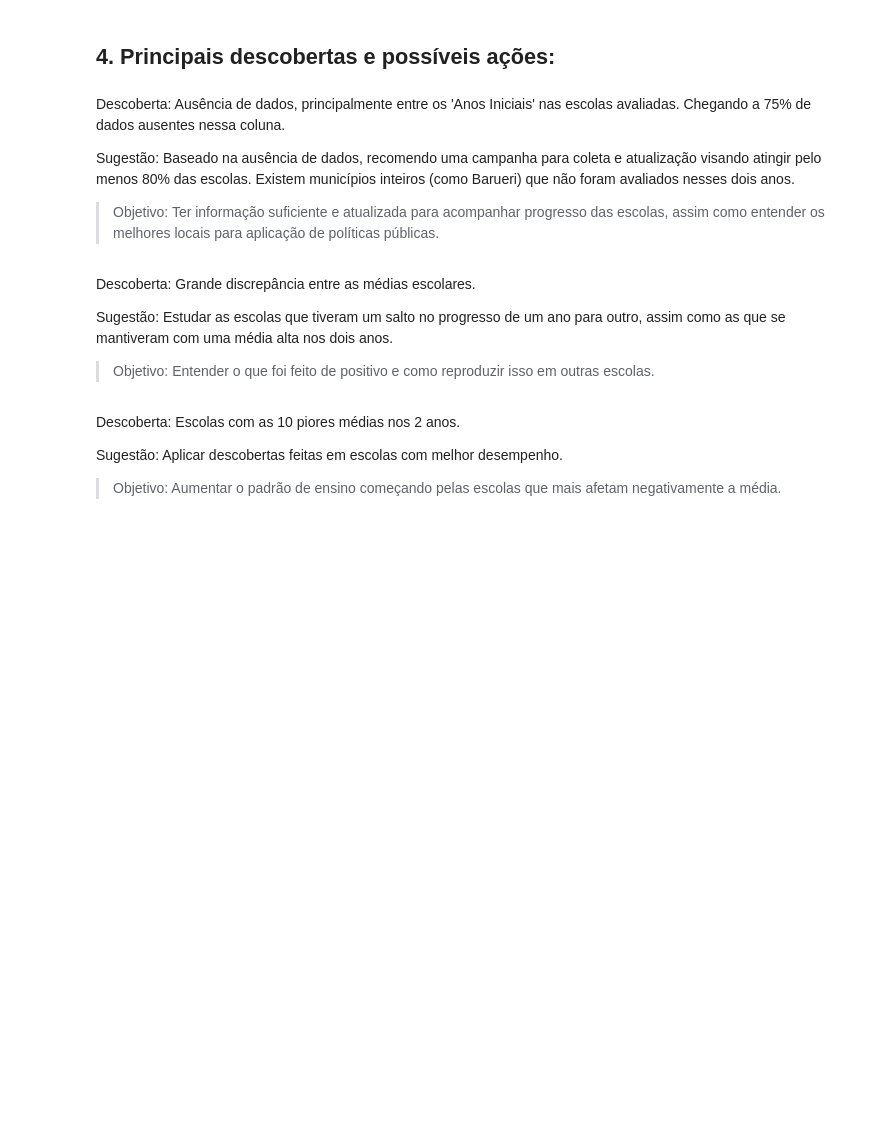
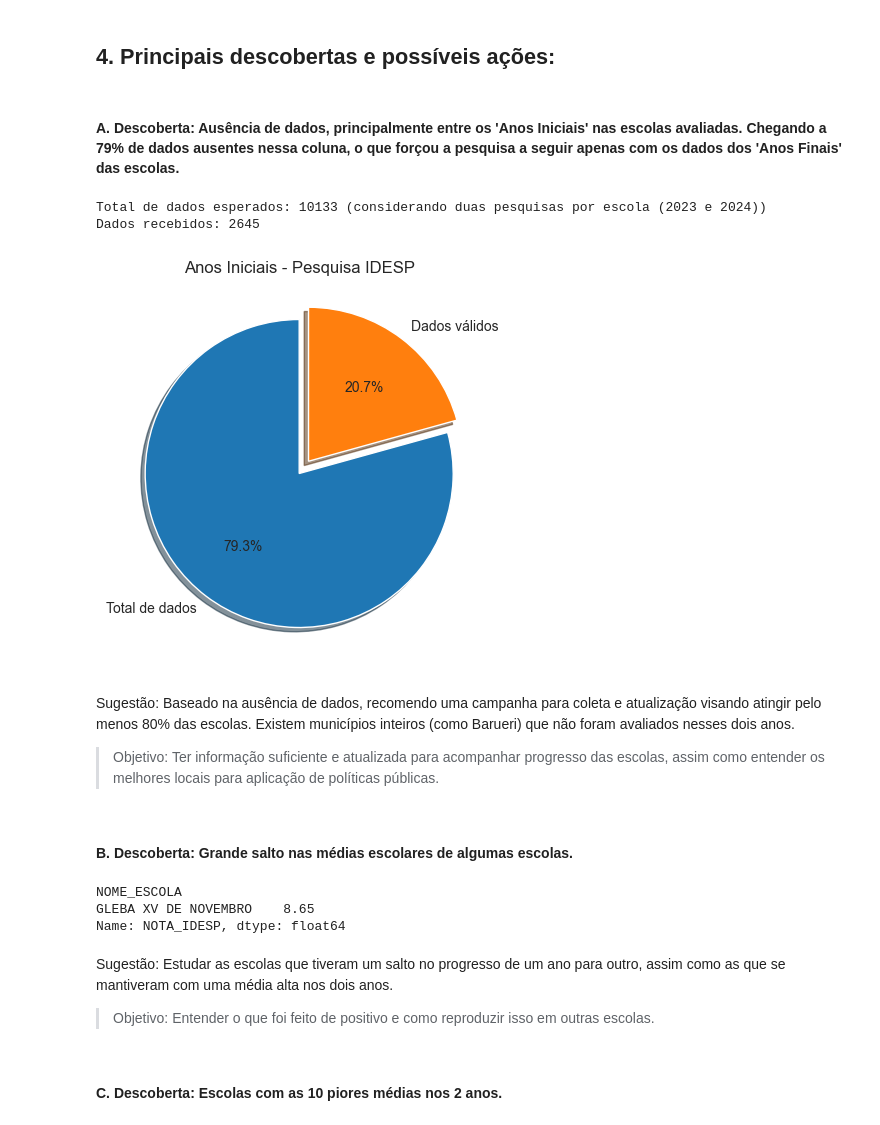
Before and after one commit to jardielsousar-cloud/Desempenho_escolas_publicas_Sao_Paulo, a Jupyter notebook: escolas.ipynb, the cells around one changed output. Drawn from its saved outputs; the diff is of its cells as text; code cells hidden in the pictures; blank space fills up the shorter version.

Commit message:
wip, começo dos gráficos

```diff
--- a/escolas.ipynb
+++ b/escolas.ipynb
@@ -234,17 +234,42 @@ df_bckp.loc[(df_bckp['NOME_ESCOLA'].isin(['RIBEIRINHOS', 'GLEBA XV DE NOVEMBRO',
 # %% [markdown]
 ## 4. Principais descobertas e possíveis ações:
 # %% [markdown]
-Descoberta: Ausência de dados, principalmente entre os 'Anos Iniciais' nas escolas avaliadas. Chegando a 75% de dados ausentes nessa coluna.
-
-Sugestão: Baseado na ausência de dados, recomendo uma campanha para coleta e atualização visando atingir pelo menos 80% das escolas. Existem municípios inteiros (como Barueri) que não foram avaliados nesses dois anos.
-> Objetivo: Ter informação suficiente e atualizada para acompanhar progresso das escolas, assim como entender os melhores locais para aplicação de políticas públicas.
+#### A. Descoberta: Ausência de dados, principalmente entre os 'Anos Iniciais' nas escolas avaliadas. Chegando a 79% de dados ausentes nessa coluna, o que forçou a pesquisa a seguir apenas com os dados dos 'Anos Finais' das escolas.
+# %%
+sns.set_style('darkgrid')
+
+#Gráfico de pizza com o círculo inteiro sendo a quantidade de dados válidos possíveis e o recorte sendo a parte válida de ANOS_INICIAIS
+
+plt.figure(figsize=(5,5))
+nulos = df_final['ANOS_INICIAIS'].notnull().sum()
+total_rows = df_final['CODIGO_ESCOLA'].count()
+print (f'Total de dados esperados: {total_rows} (considerando duas pesquisas por escola (2023 e 2024))\nDados recebidos: {nulos}')
+#ABOVE: Algumas escolas se repetem, mas
+
+plt.pie([total_rows, nulos], labels=['Total de dados', 'Dados válidos'], explode=[0.0,0.1], shadow=True, autopct='%1.1f%%', startangle=90)
+plt.title('Anos Iniciais - Pesquisa IDESP')
+plt.show()
+# %% [output]
+Total de dados esperados: 10133 (considerando duas pesquisas por escola (2023 e 2024))
+Dados recebidos: 2645
+[figure, added]
+# %% [markdown]
+Sugestão: Baseado na ausência de dados, recomendo uma campanha para coleta e atualização visando atingir pelo menos 80% das escolas. Existem municípios inteiros (como Barueri) que não foram avaliados nesses dois anos.
+> Objetivo: Ter informação suficiente e atualizada para acompanhar progresso das escolas, assim como entender os melhores locais para aplicação de políticas públicas.
 # %% [markdown]
-Descoberta: Grande discrepância entre as médias escolares.
-
-Sugestão: Estudar as escolas que tiveram um salto no progresso de um ano para outro, assim como as que se mantiveram com uma média alta nos dois anos.
-> Objetivo: Entender o que foi feito de positivo e como reproduzir isso em outras escolas.
+#### B. Descoberta: Grande salto nas médias escolares de algumas escolas.
+# %%
+#Gráfico mostrando salto da escola com maior salto entre 2023 e 2024
+
+maior_salto_23 = df_bckp[(df_bckp['ANO']==2023)].groupby('NOME_ESCOLA')['NOTA_IDESP'].mean().nlargest(1)
+maior_salto_24 = df_bckp[(df_bckp['ANO']==2024)].groupby('NOME_ESCOLA')['NOTA_IDESP'].mean().nlargest(1)
+maior_salto_24
+# %% [output]
+NOME_ESCOLA
+GLEBA XV DE NOVEMBRO    8.65
+Name: NOTA_IDESP, dtype: float64
+# %% [markdown]
+Sugestão: Estudar as escolas que tiveram um salto no progresso de um ano para outro, assim como as que se mantiveram com uma média alta nos dois anos.
+> Objetivo: Entender o que foi feito de positivo e como reproduzir isso em outras escolas.
 # %% [markdown]
-Descoberta: Escolas com as 10 piores médias nos 2 anos.
-
-Sugestão: Aplicar descobertas feitas em escolas com melhor desempenho.
-> Objetivo: Aumentar o padrão de ensino começando pelas escolas que mais afetam negativamente a média.
+#### C. Descoberta: Escolas com as 10 piores médias nos 2 anos.
```
Also changed, not shown: parts of 4 cells of this notebook.
